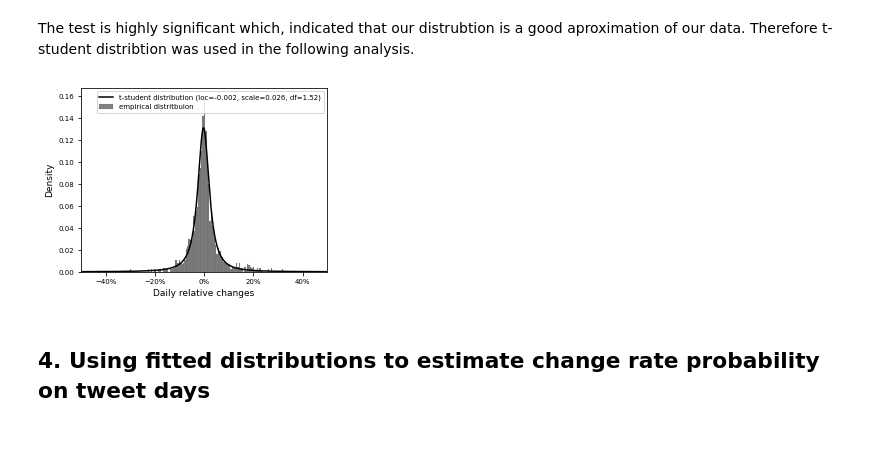
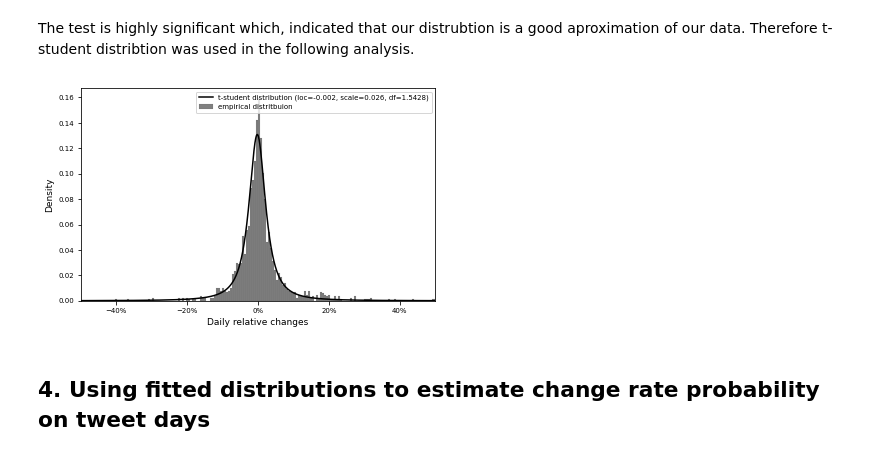
Before and after one commit to KoOBaALT/ThePowerOfATweet, a Jupyter notebook: exp/exp_003_ModelingDailyPriceFluctuations.ipynb, the cells around one changed output. Drawn from its saved outputs; the diff is of its cells as text; code cells hidden in the pictures.

```diff
--- a/exp/exp_003_ModelingDailyPriceFluctuations.ipynb
+++ b/exp/exp_003_ModelingDailyPriceFluctuations.ipynb
@@ -376,26 +375,26 @@ The test is highly significant which, indicated that our distrubtion is a good a
 # %%
 import matplotlib.ticker as mtick
 
-fig, ax = plt.subplots(figsize=[4,3])
+fig, ax = plt.subplots()
 
 plt.hist(df_dog["Daily Changes (%)"]*100,edgecolor='black', linewidth=0.05, density=True,bins = 700,color ="gray", label="empirical distritbuion")
 x_axis = np.arange(-1, 1, 0.0001)
 plt.plot(x_axis*100, t.pdf(x_axis,
                            loc=t_params_final[0],
                            scale=t_params_final[1],
                            df=t_params_final[2])/100,
         label=f"t-student distribution (loc=%s, scale=%s, df=%s)" % (round(t_params_final[0],3),round(t_params_final[1],3),round(t_params_final[2],4)),
          color ="black")
 plt.xlim(-50,50)
 plt.xlabel("Daily relative changes")
 plt.ylabel("Density")
 plt.legend()
 plt.gca().xaxis.set_major_formatter(mtick.PercentFormatter())
 plt.show()
-fig.savefig('Plot_daily_changes_analysis/DailyRelativeChangeDistribution.pdf', dpi=350)
-fig.savefig('Plot_daily_changes_analysis/DailyRelativeChangeDistribution.png', dpi=350)
+fig.savefig('Plot_daily_changes_analysis/DailyRelativeChangeDistribution.pdf',bbox_inches="tight")
+fig.savefig('Plot_daily_changes_analysis/DailyRelativeChangeDistribution.png',bbox_inches="tight")
 # %% [output]
-[figure, old version]
+[figure, new version]
 # %% [markdown]
 ## 4. Using fitted distributions to estimate change rate probability on tweet days
 # %% [markdown]
```
Also changed, not shown: parts of 6 cells of this notebook, 7 other files.
